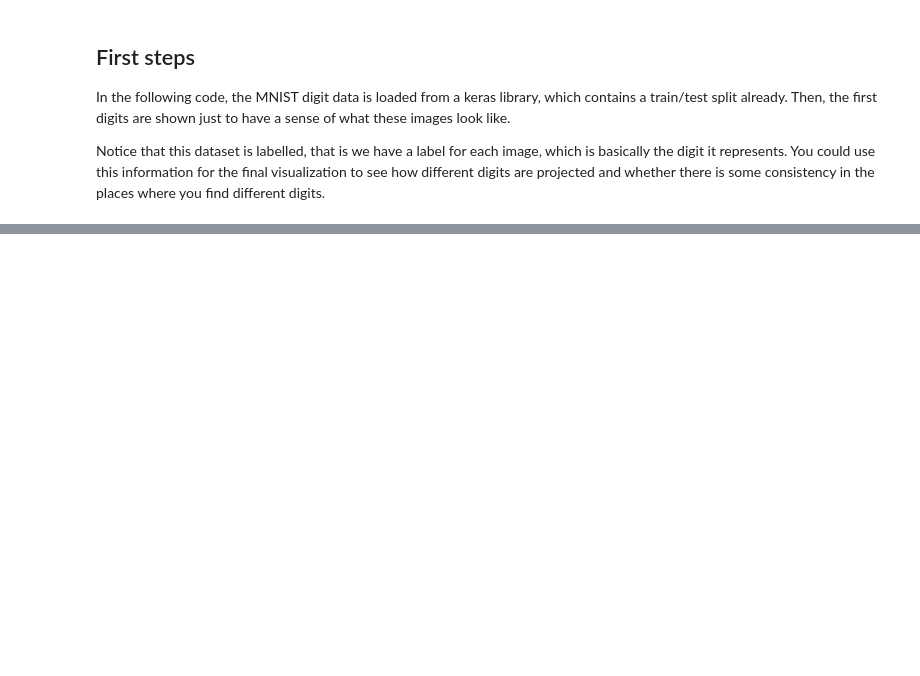
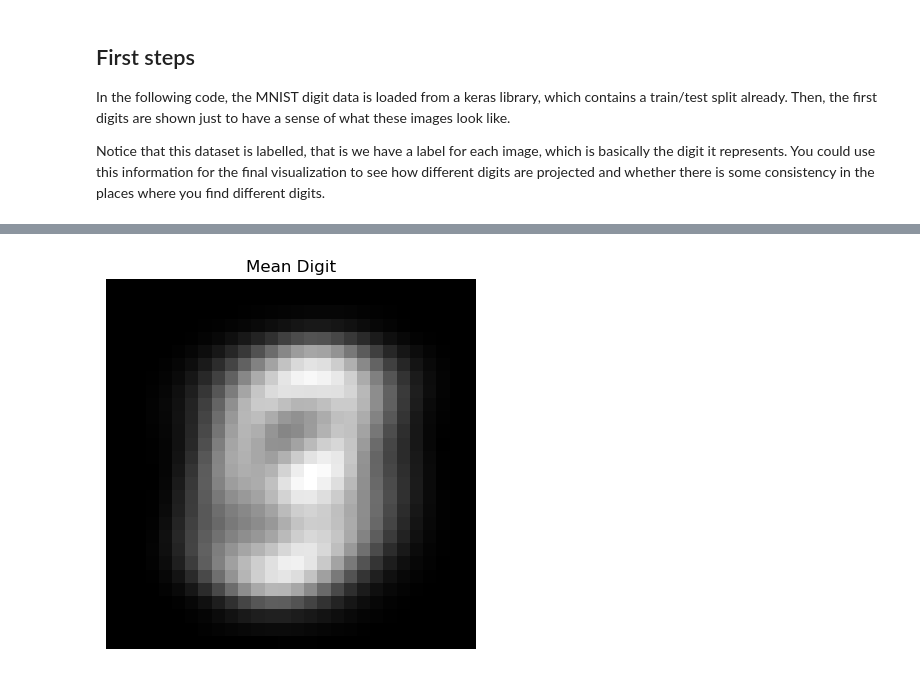
Before and after one commit to Lorenc1o/BDMA_Notes, a Jupyter notebook: UPC/Machine_Learning/Labs/lab03/ml03-exercise.ipynb, the cells around one changed output, grey strips where cells are left out. Saved outputs shown, nothing was run; the diff lists cells and outputs as text; code cells hidden in the pictures; blank space fills up the shorter version.

```diff
--- a/UPC/Machine_Learning/Labs/lab03/ml03-exercise.ipynb
+++ b/UPC/Machine_Learning/Labs/lab03/ml03-exercise.ipynb
@@ -57,0 +126,8 @@ Y_test:  (10000,)
+# %%
+mean_digit = train_X_reshape.mean(axis=0)
+plt.imshow(np.reshape(mean_digit, (28,28)), cmap=plt.cm.gray)
+plt.title("Mean Digit")
+plt.axis('off')
+plt.show()
+# %% [output]
+[figure, added]
```
Also changed, not shown: parts of 30 cells of this notebook, 1 other file.
